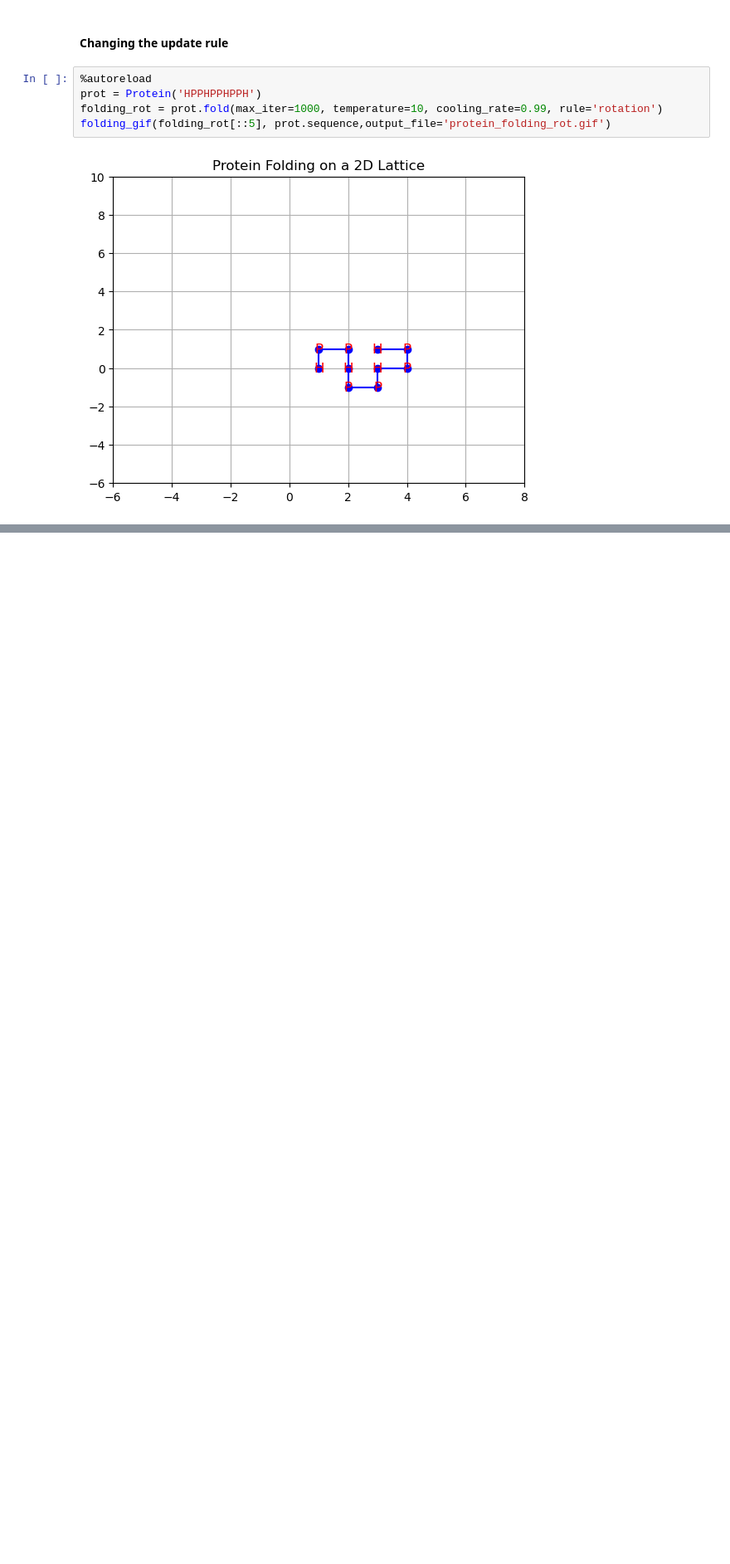
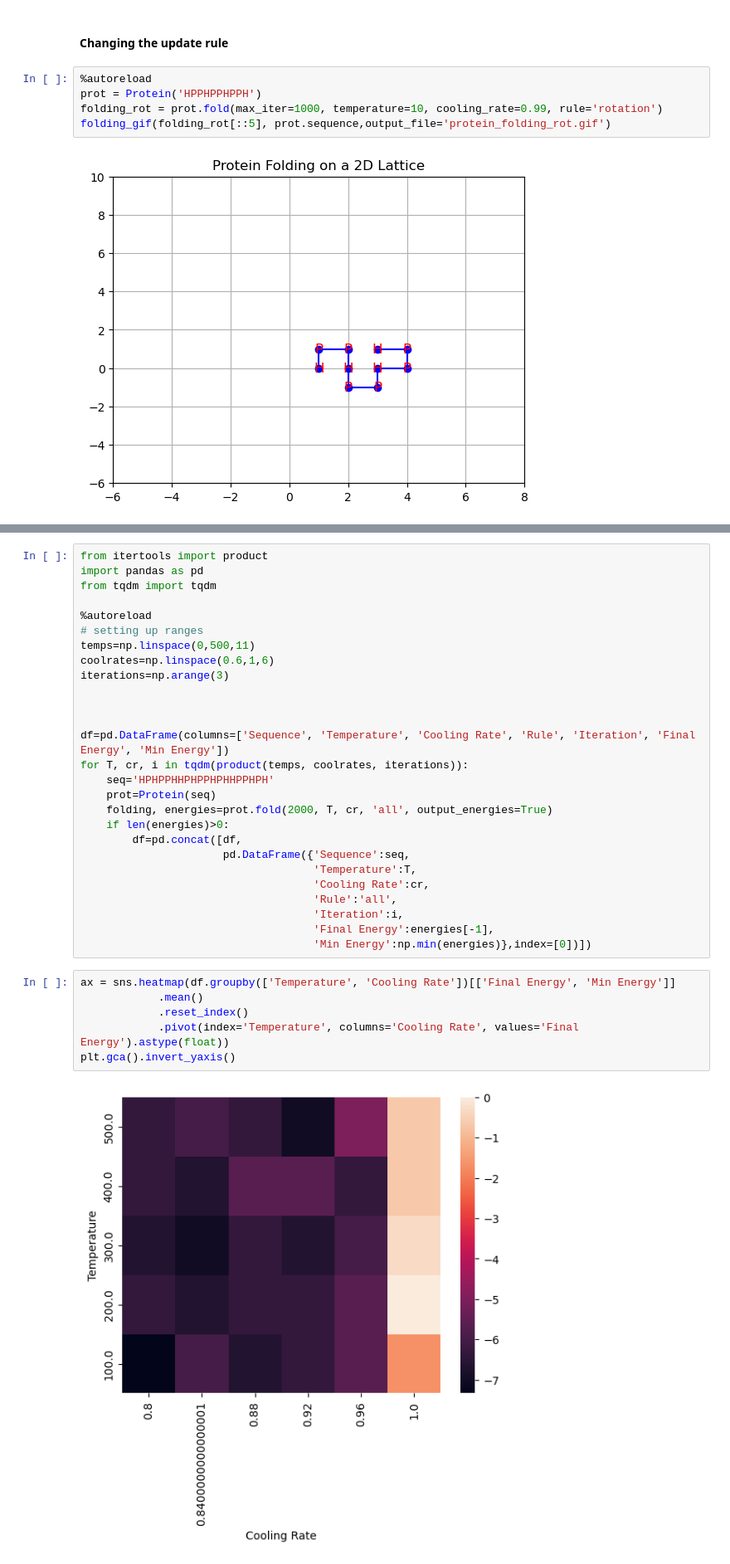
Before and after one commit to gbelis/LatticeFold, a Jupyter notebook: latticefold.ipynb, the cells around one changed output, grey strips where cells are left out. Shown at 83% size. Saved outputs shown, nothing was run; the diff lists cells and outputs as text; blank space fills up the shorter version.

```diff
--- a/latticefold.ipynb
+++ b/latticefold.ipynb
@@ -33,0 +37,35 @@ folding_gif(folding_rot[::5], prot.sequence,output_file='protein_folding_rot.gif
+# %%
+from itertools import product
+import pandas as pd
+from tqdm import tqdm
+
+%autoreload
+# setting up ranges
+temps=np.linspace(0,500,11)
+coolrates=np.linspace(0.6,1,6)
+iterations=np.arange(3)
+
+
+
+df=pd.DataFrame(columns=['Sequence', 'Temperature', 'Cooling Rate', 'Rule', 'Iteration', 'Final Energy', 'Min Energy'])
+for T, cr, i in tqdm(product(temps, coolrates, iterations)):
+    seq='HPHPPHHPHPPHPHHPPHPH'
+    prot=Protein(seq)
+    folding, energies=prot.fold(2000, T, cr, 'all', output_energies=True)
+    if len(energies)>0:
+        df=pd.concat([df,
+                      pd.DataFrame({'Sequence':seq,
+                                    'Temperature':T,
+                                    'Cooling Rate':cr,
+                                    'Rule':'all',
+                                    'Iteration':i,
+                                    'Final Energy':energies[-1],
+                                    'Min Energy':np.min(energies)},index=[0])])
+# %%
+ax = sns.heatmap(df.groupby(['Temperature', 'Cooling Rate'])[['Final Energy', 'Min Energy']]
+            .mean()
+            .reset_index()
+            .pivot(index='Temperature', columns='Cooling Rate', values='Final Energy').astype(float))
+plt.gca().invert_yaxis()
+# %% [output]
+[figure, added]
```
Also changed, not shown: parts of 3 cells of this notebook, 1 other file.
